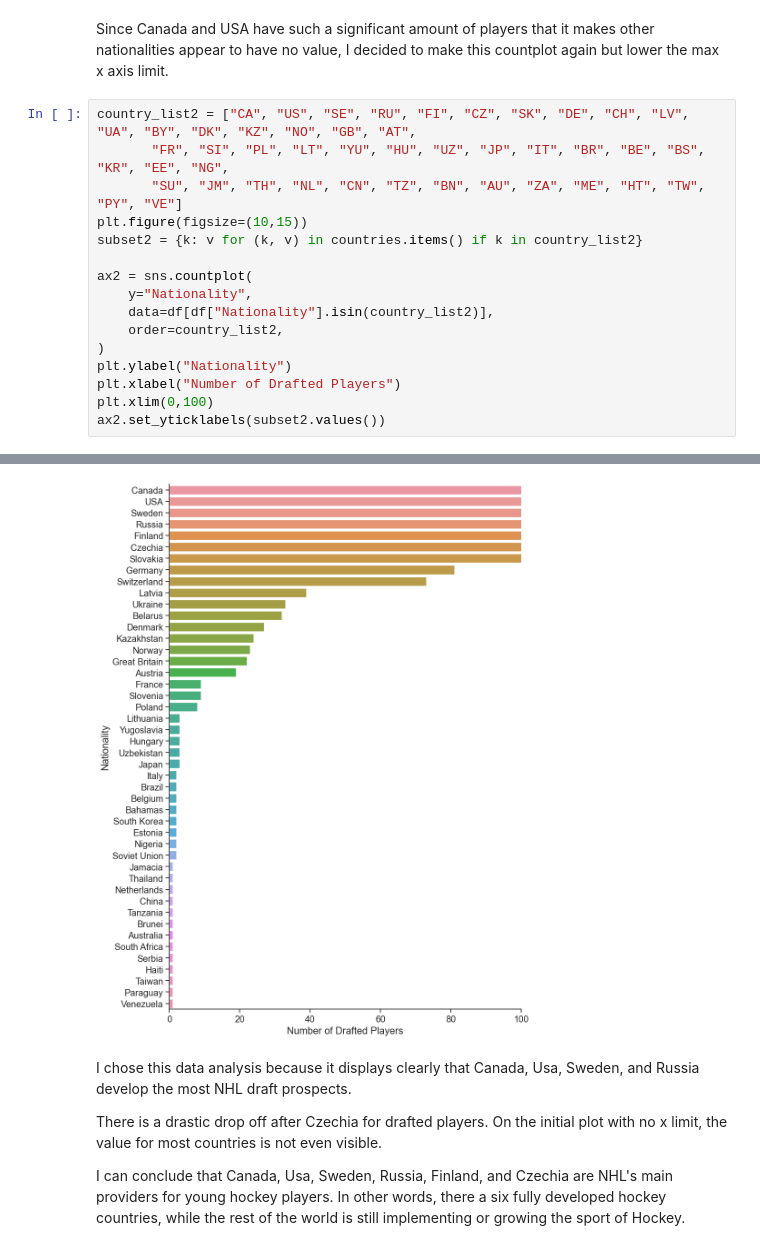
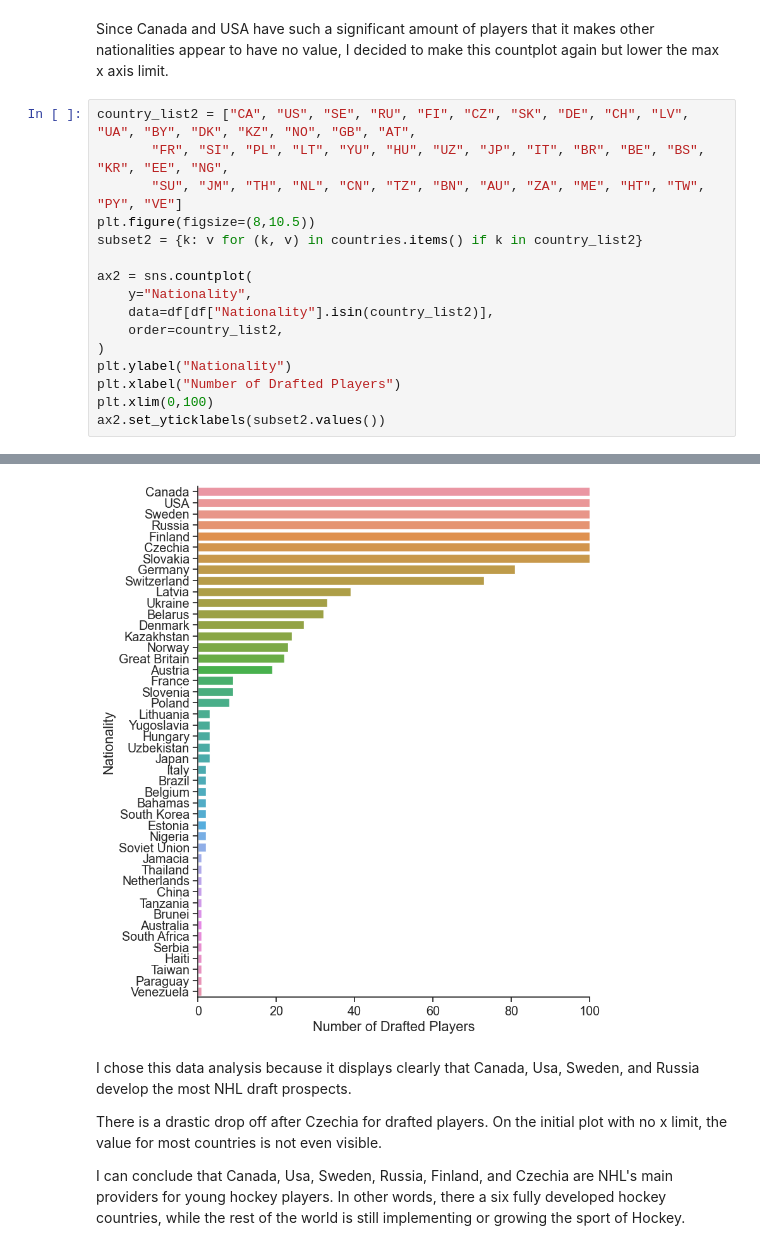
Before and after one commit to ubco-W2022T2-data301/project-group-group31, a Jupyter notebook: analysis/analysis2.ipynb, the cells around one changed output, grey strips where cells are left out. Cells and saved outputs as stored; diff of their text form.

```diff
--- a/analysis/analysis2.ipynb
+++ b/analysis/analysis2.ipynb
@@ -100,37 +77,37 @@ Since Canada and USA have such a significant amount of players that it makes oth
 country_list2 = ["CA", "US", "SE", "RU", "FI", "CZ", "SK", "DE", "CH", "LV", "UA", "BY", "DK", "KZ", "NO", "GB", "AT",
        "FR", "SI", "PL", "LT", "YU", "HU", "UZ", "JP", "IT", "BR", "BE", "BS", "KR", "EE", "NG",
        "SU", "JM", "TH", "NL", "CN", "TZ", "BN", "AU", "ZA", "ME", "HT", "TW", "PY", "VE"]
-plt.figure(figsize=(10,15))
+plt.figure(figsize=(8,10.5))
 subset2 = {k: v for (k, v) in countries.items() if k in country_list2}
 
 ax2 = sns.countplot(
     y="Nationality",
     data=df[df["Nationality"].isin(country_list2)],
     order=country_list2,
 )
 plt.ylabel("Nationality")
 plt.xlabel("Number of Drafted Players")
 plt.xlim(0,100)
 ax2.set_yticklabels(subset2.values())
 # %% [output]
 [Text(0, 0, 'Canada'),
  Text(0, 1, 'USA'),
  Text(0, 2, 'Sweden'),
  Text(0, 3, 'Russia'),
  Text(0, 4, 'Finland'),
  Text(0, 5, 'Czechia'),
  Text(0, 6, 'Slovakia'),
  Text(0, 7, 'Germany'),
  Text(0, 8, 'Switzerland'),
  Text(0, 9, 'Latvia'),
  Text(0, 10, 'Ukraine'),
  Text(0, 11, 'Belarus'),
 ... (30 lines left out)
  Text(0, 42, 'Haiti'),
  Text(0, 43, 'Taiwan'),
  Text(0, 44, 'Paraguay'),
  Text(0, 45, 'Venezuela')]
-[figure, old version]
+[figure, new version]
 # %% [markdown]
 I chose this data analysis because it displays clearly that Canada, Usa, Sweden, and Russia develop the most NHL draft prospects.
 
```
Also changed, not shown: parts of 5 cells of this notebook, 3 other files.
